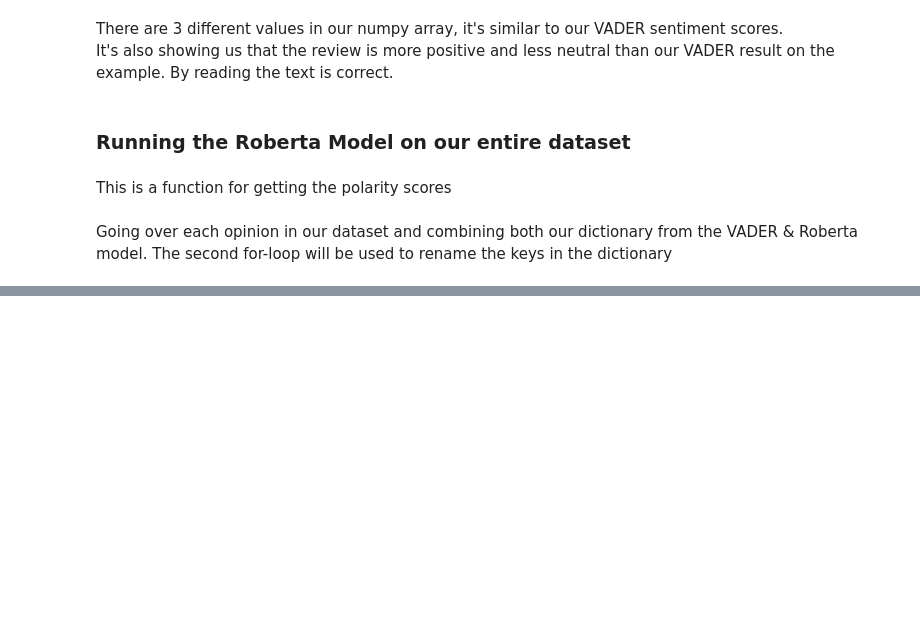
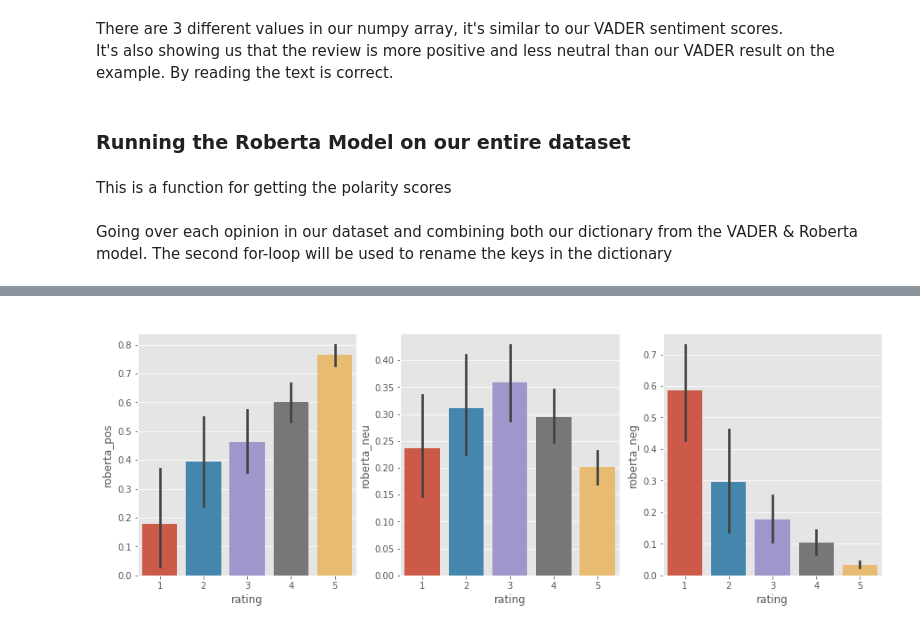
Before and after one commit to davidwong19/cronos-sentiment-analyse, a Jupyter notebook: SA_Cronos_Rehtse/sa_cronos.ipynb, the cells around one changed output, grey strips where cells are left out. Cells and saved outputs as stored; diff of their text form; code cells hidden in the pictures; blank space fills up the shorter version.

```diff
--- a/SA_Cronos_Rehtse/sa_cronos.ipynb
+++ b/SA_Cronos_Rehtse/sa_cronos.ipynb
@@ -342,0 +381,12 @@ results_df.head()
+# %%
+fig, axs = plt.subplots(1, 3, figsize=(15,5))
+sns.barplot(data=results_df, x='rating', y='roberta_pos', ax=axs[0])
+sns.barplot(data=results_df, x='rating', y='roberta_neu', ax=axs[1])
+sns.barplot(data=results_df, x='rating', y='roberta_neg', ax=axs[2])
+axs[0].set_title('Positive')
+axs[1].set_title('Neutral')
+axs[2].set_title('Negative')
+plt.tight_layout
+plt.show()
+# %% [output]
+[figure, added]
```
Also changed, not shown: parts of 17 cells of this notebook.
